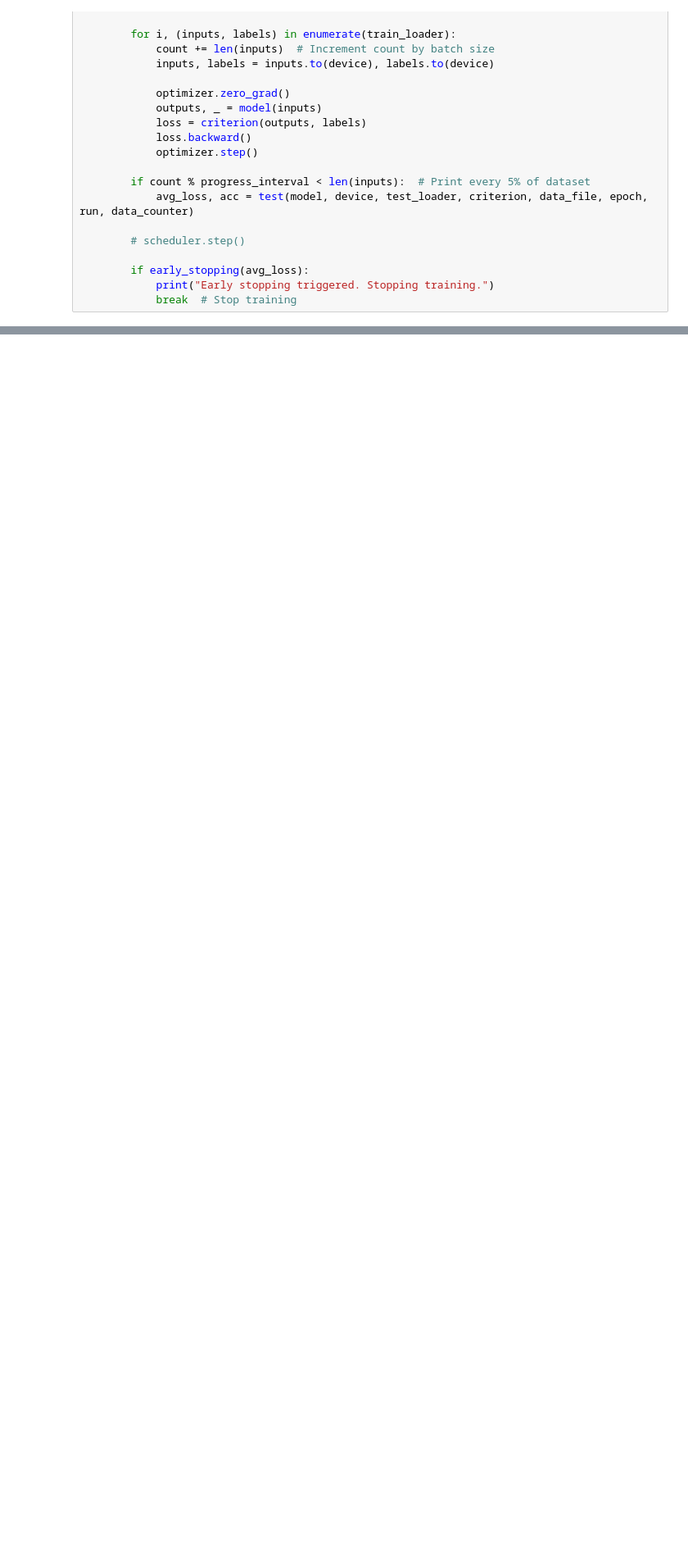
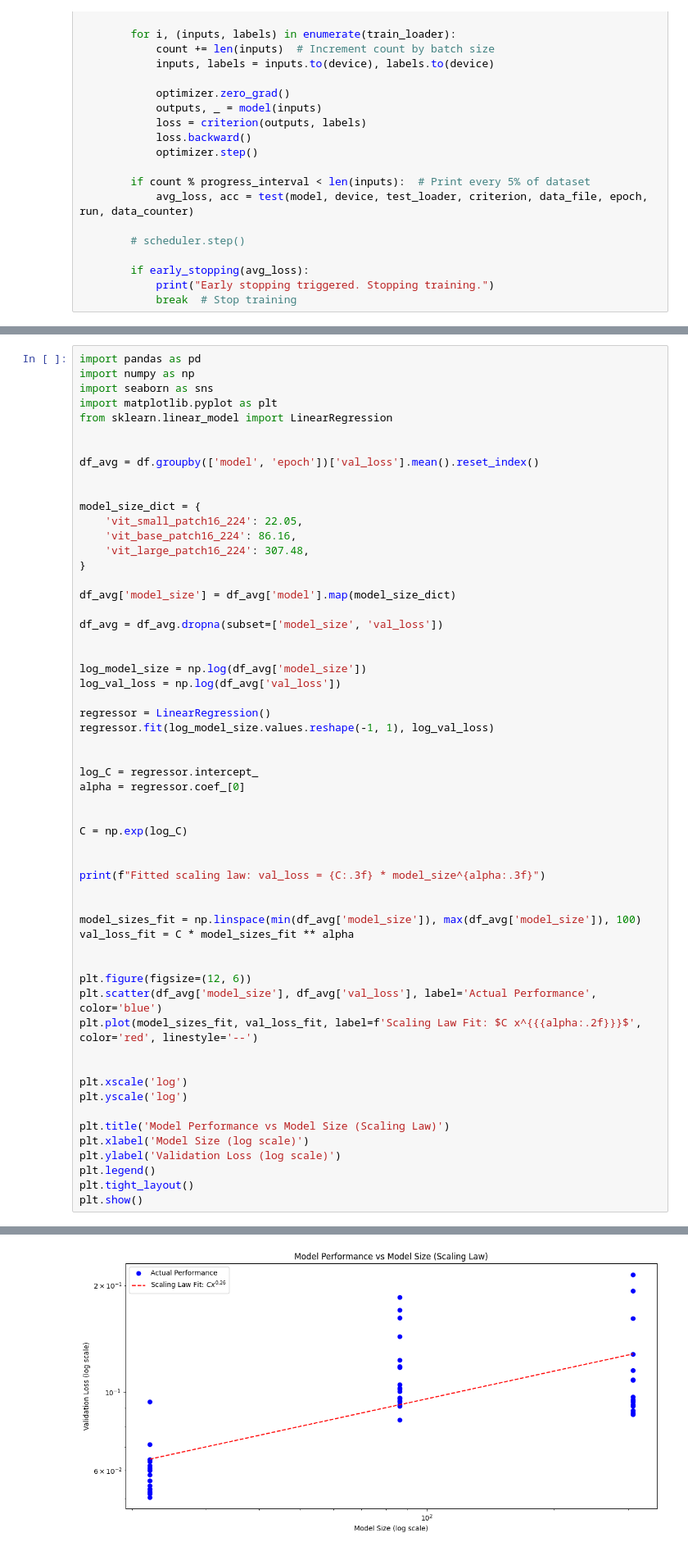
Before and after one commit to andrei-lucian/MSc_Thesis, a Jupyter notebook: firstTrial.ipynb, the cells around one changed output, grey strips where cells are left out. Shown: that part at 82% size. Cells and saved outputs as stored; diff of their text form; blank space fills up the shorter version.

```diff
--- a/firstTrial.ipynb
+++ b/firstTrial.ipynb
@@ -406,0 +565,58 @@ NameError: name 'pd' is not defined
+# %%
+import pandas as pd
+import numpy as np
+import seaborn as sns
+import matplotlib.pyplot as plt
+from sklearn.linear_model import LinearRegression
+
+
+df_avg = df.groupby(['model', 'epoch'])['val_loss'].mean().reset_index()
+
+
+model_size_dict = {
+    'vit_small_patch16_224': 22.05,
+    'vit_base_patch16_224': 86.16,
+    'vit_large_patch16_224': 307.48,
+}
+
+df_avg['model_size'] = df_avg['model'].map(model_size_dict)
+
+df_avg = df_avg.dropna(subset=['model_size', 'val_loss'])
+
+
+log_model_size = np.log(df_avg['model_size'])
+log_val_loss = np.log(df_avg['val_loss'])
+
+regressor = LinearRegression()
+regressor.fit(log_model_size.values.reshape(-1, 1), log_val_loss)
+
+
+log_C = regressor.intercept_
+alpha = regressor.coef_[0]
+
+
+C = np.exp(log_C)
+
+
+print(f"Fitted scaling law: val_loss = {C:.3f} * model_size^{alpha:.3f}")
+
+
+model_sizes_fit = np.linspace(min(df_avg['model_size']), max(df_avg['model_size']), 100)
+val_loss_fit = C * model_sizes_fit ** alpha
+
+
+plt.figure(figsize=(12, 6))
+plt.scatter(df_avg['model_size'], df_avg['val_loss'], label='Actual Performance', color='blue')
+plt.plot(model_sizes_fit, val_loss_fit, label=f'Scaling Law Fit: $C x^{{{alpha:.2f}}}$', color='red', linestyle='--')
+
+
+plt.xscale('log')
+plt.yscale('log')
+
+plt.title('Model Performance vs Model Size (Scaling Law)')
+plt.xlabel('Model Size (log scale)')
+plt.ylabel('Validation Loss (log scale)')
+plt.legend()
+plt.tight_layout()
+plt.show()
+# %% [output]
@@ -406,0 +624 @@ NameError: name 'pd' is not defined
+[figure, added]
```
Also changed, not shown: parts of 17 cells of this notebook, 5 other files.
